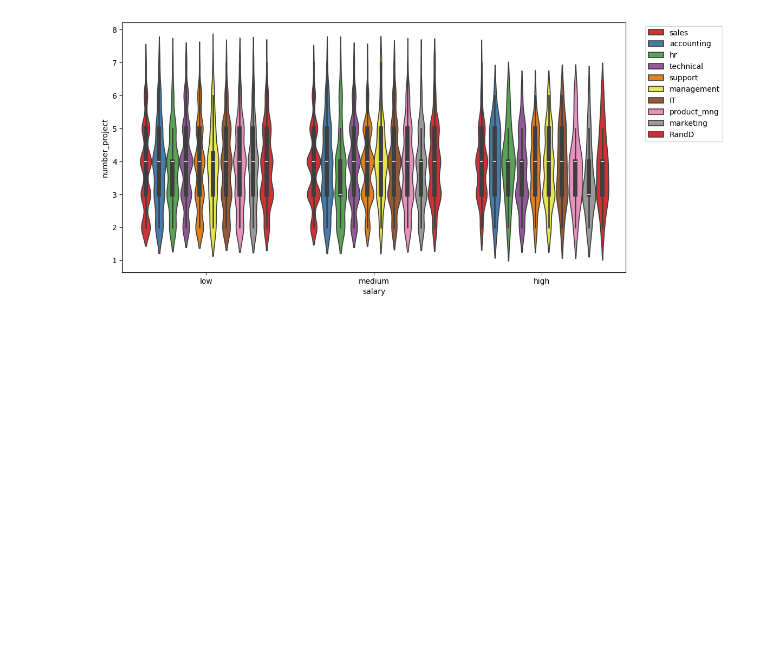
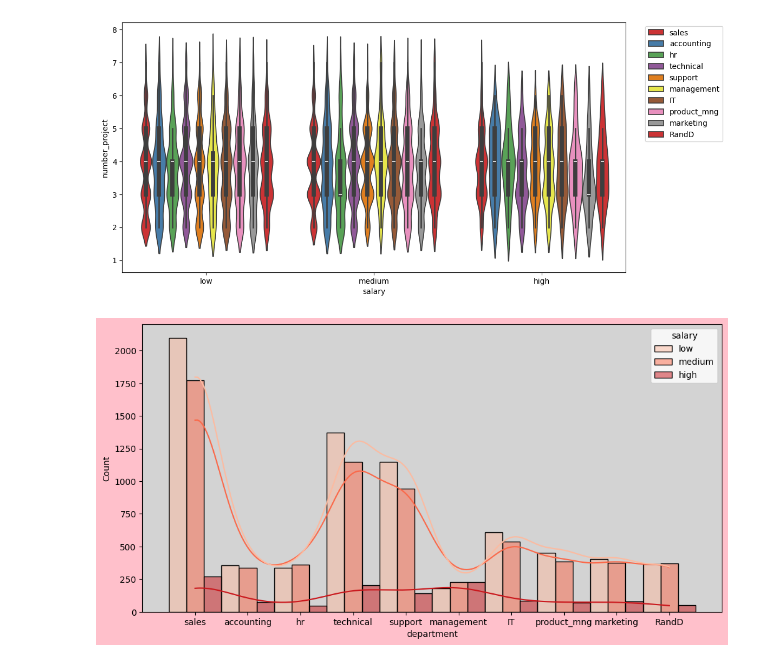
Before and after one commit to sangu0005/data_analysis_workspace, a Jupyter notebook: Seaborn.ipynb, the cells around one changed output. Drawn from its saved outputs; the diff is of its cells as text; code cells hidden in the pictures; blank space fills up the shorter version.

```diff
--- a/Seaborn.ipynb
+++ b/Seaborn.ipynb
@@ -124,3 +131,10 @@ plt.legend(bbox_to_anchor=(1.2,1))
 # %% [output]
 <matplotlib.legend.Legend at 0x...>
 [figure]
+# %%
+plt.figure(figsize=(12,6))
+sns.histplot(data=df, x='department',hue='salary', multiple='dodge', binwidth=2,kde=True, palette='Reds')
+plt.gca().set_facecolor('lightgrey')
+plt.gcf().set_facecolor('Pink')
+# %% [output]
+[figure, added]
```
Also changed, not shown: parts of 2 cells of this notebook.
